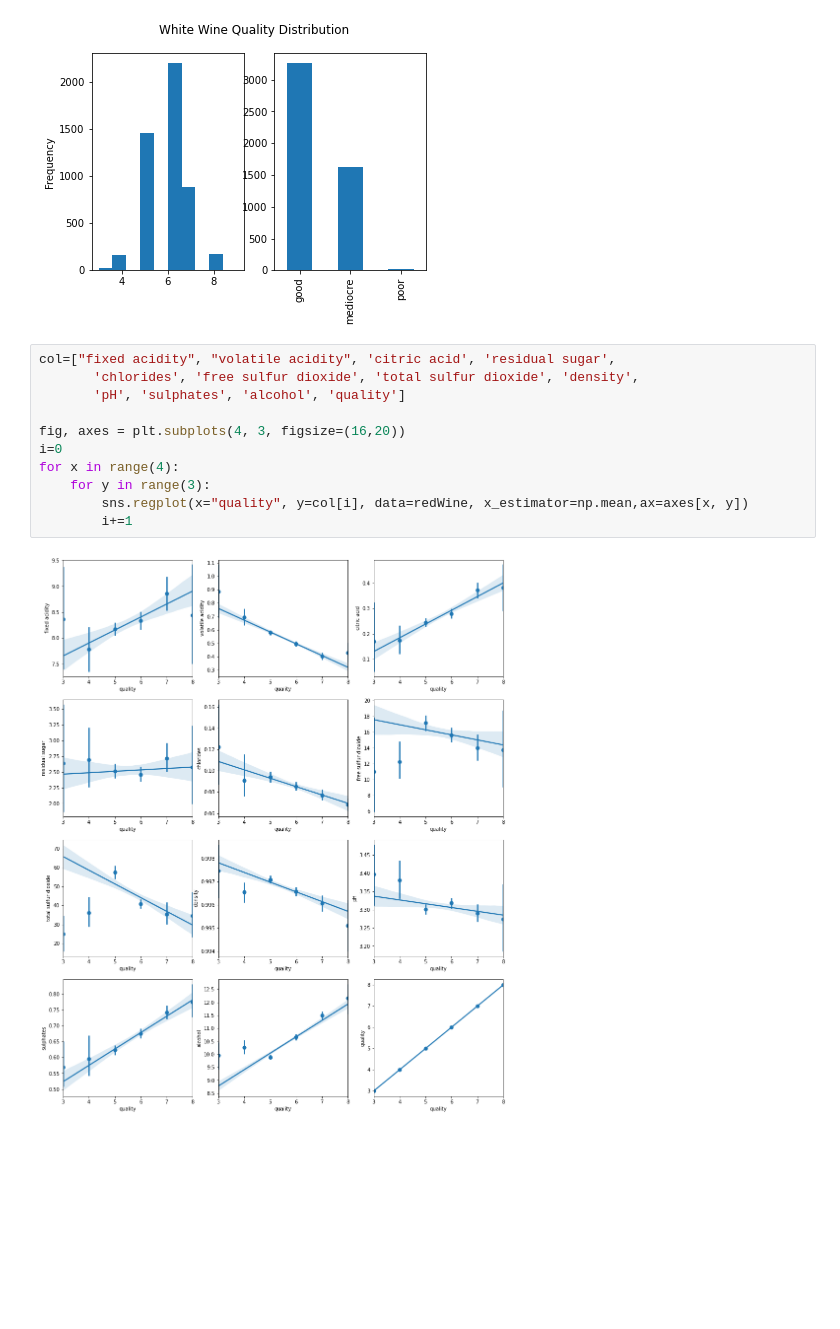
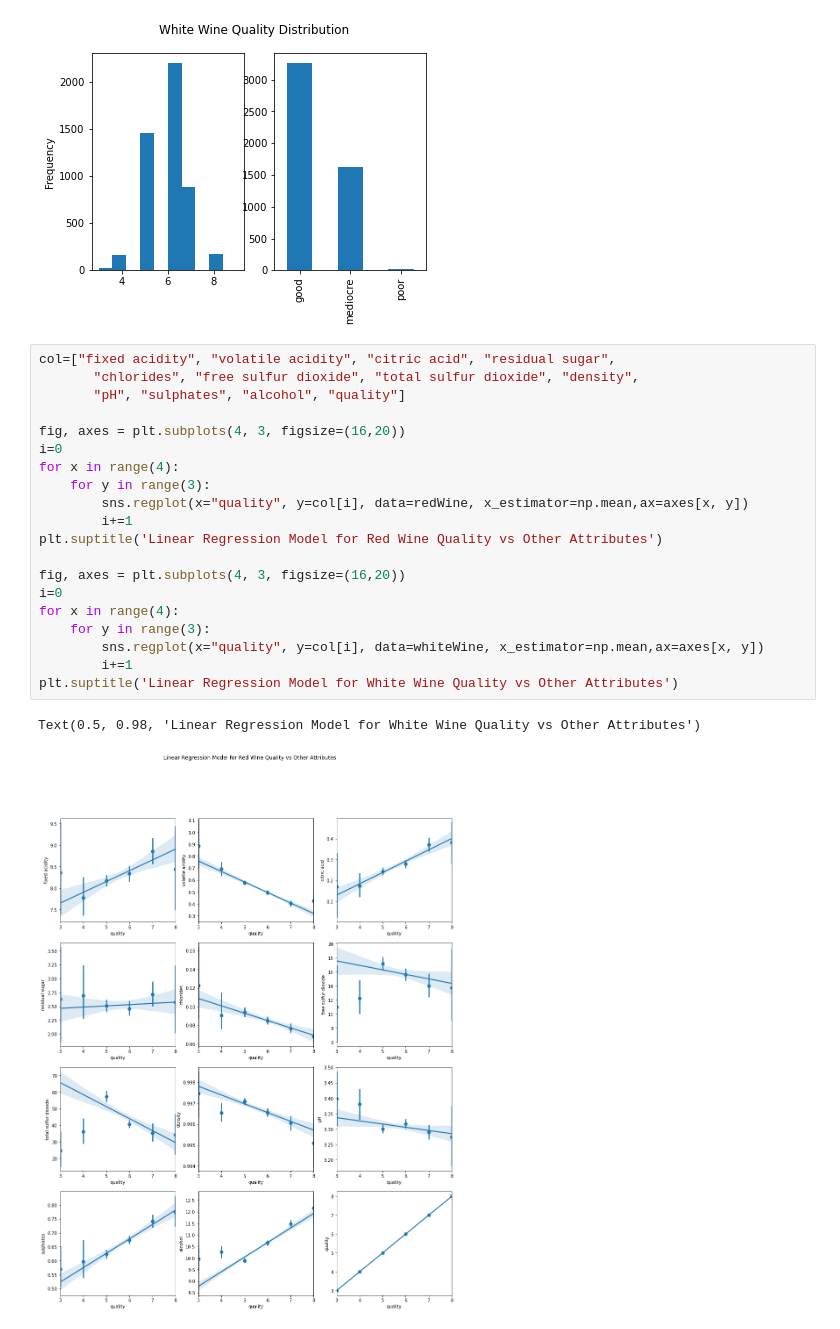
Before and after one commit to IntegratedY/Red-White-Wine, a Jupyter notebook: White Red Wine.ipynb, the cells around one changed output. Cells and saved outputs as stored; diff of their text form; blank space fills up the shorter version.

```diff
--- a/White Red Wine.ipynb
+++ b/White Red Wine.ipynb
@@ -95,15 +95,25 @@ plt.show()
 [figure]
 [figure]
 # %%
-col=["fixed acidity", "volatile acidity", 'citric acid', 'residual sugar',
-       'chlorides', 'free sulfur dioxide', 'total sulfur dioxide', 'density',
-       'pH', 'sulphates', 'alcohol', 'quality']
+col=["fixed acidity", "volatile acidity", "citric acid", "residual sugar",
+       "chlorides", "free sulfur dioxide", "total sulfur dioxide", "density",
+       "pH", "sulphates", "alcohol", "quality"]
 
 fig, axes = plt.subplots(4, 3, figsize=(16,20))
 i=0
 for x in range(4):
     for y in range(3):
         sns.regplot(x="quality", y=col[i], data=redWine, x_estimator=np.mean,ax=axes[x, y])
         i+=1
+plt.suptitle('Linear Regression Model for Red Wine Quality vs Other Attributes')
+
+fig, axes = plt.subplots(4, 3, figsize=(16,20))
+i=0
+for x in range(4):
+    for y in range(3):
+        sns.regplot(x="quality", y=col[i], data=whiteWine, x_estimator=np.mean,ax=axes[x, y])
+        i+=1
+plt.suptitle('Linear Regression Model for White Wine Quality vs Other Attributes')
 # %% [output]
+Text(0.5, 0.98, 'Linear Regression Model for White Wine Quality vs Other Attributes')
-[figure, old version]
+[figure, new version]
```
Also changed, not shown: parts of 1 cell of this notebook.
